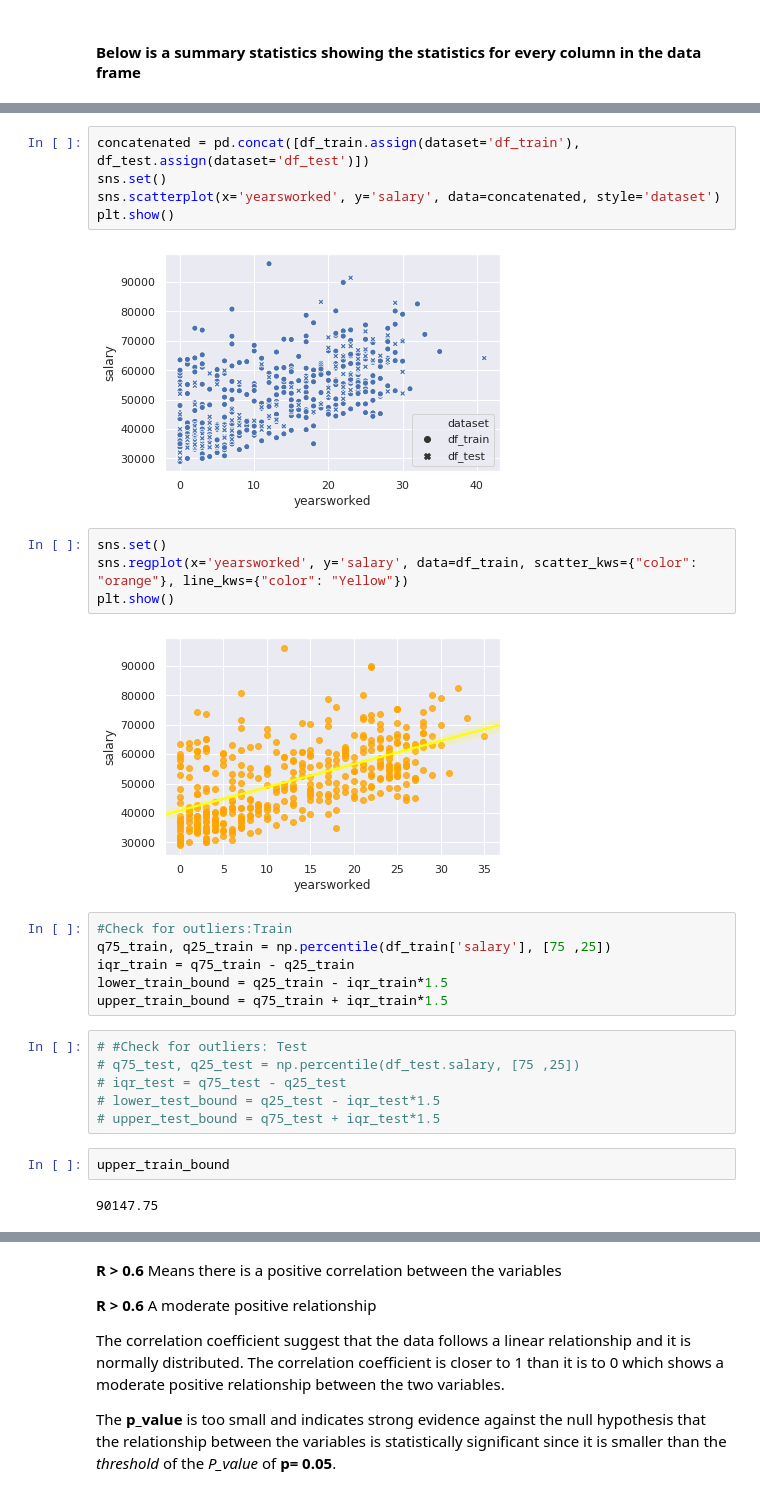
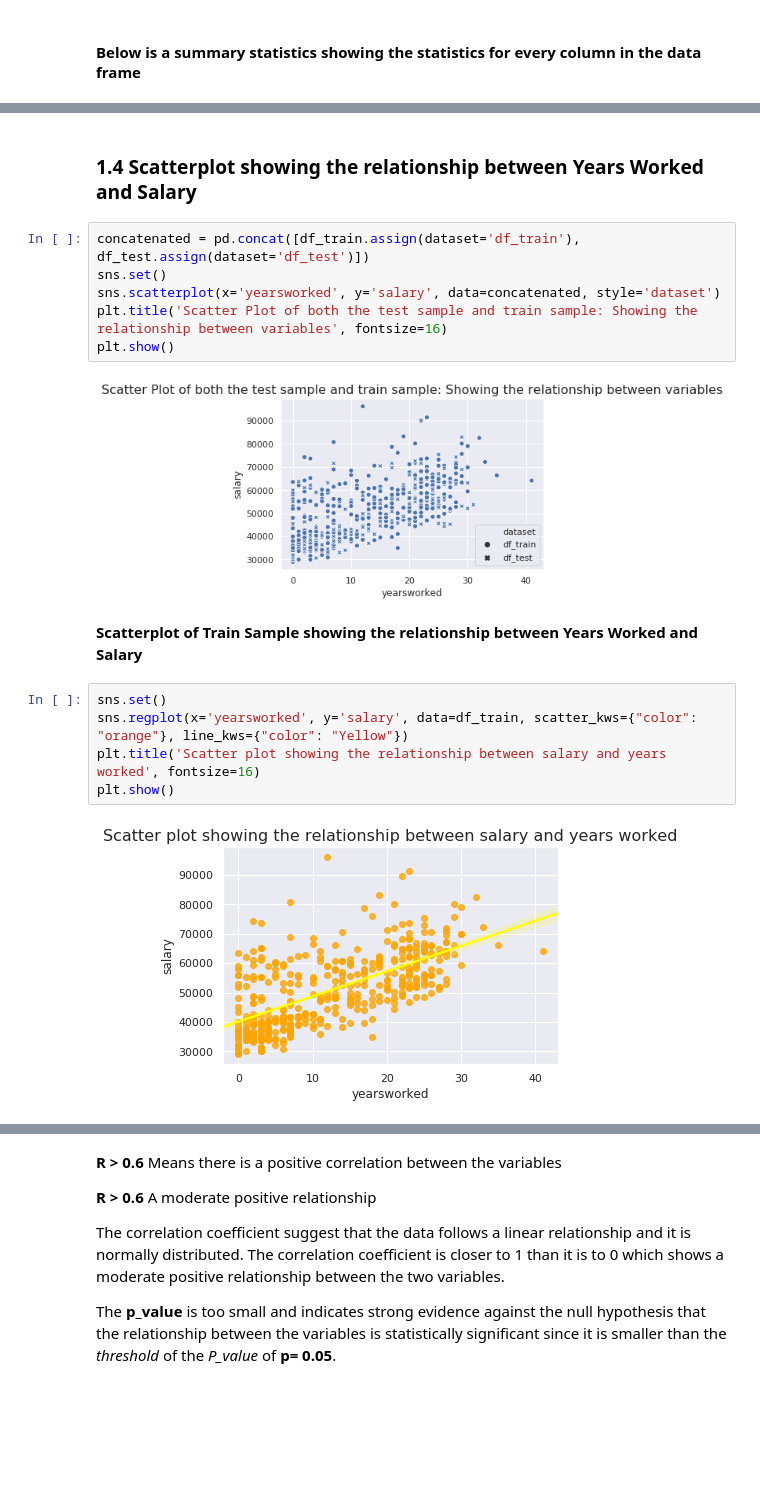
Before and after one commit to tshepojrampai/multivariate_linear_regression, a Jupyter notebook: linear_regression.ipynb, the cells around one changed output, grey strips where cells are left out. Cells and saved outputs as stored; diff of their text form; blank space fills up the shorter version.

```diff
--- a/linear_regression.ipynb
+++ b/linear_regression.ipynb
@@ -164,29 +190,19 @@ No handles with labels found to put in legend.
+# %% [markdown]
+### 1.4 Scatterplot showing the relationship between Years Worked and Salary
 # %%
 concatenated = pd.concat([df_train.assign(dataset='df_train'), df_test.assign(dataset='df_test')])
 sns.set()
 sns.scatterplot(x='yearsworked', y='salary', data=concatenated, style='dataset')
+plt.title('Scatter Plot of both the test sample and train sample: Showing the relationship between variables', fontsize=16)
 plt.show()
 # %% [output]
-[figure, old version]
+[figure, new version]
+# %% [markdown]
+**Scatterplot of Train Sample showing the relationship between Years Worked and Salary**
 # %%
 sns.set()
 sns.regplot(x='yearsworked', y='salary', data=df_train, scatter_kws={"color": "orange"}, line_kws={"color": "Yellow"})
+plt.title('Scatter plot showing the relationship between salary and years worked', fontsize=16)
 plt.show()
 # %% [output]
-[figure, old version]
+[figure, new version]
-# %%
-#Check for outliers:Train
-q75_train, q25_train = np.percentile(df_train['salary'], [75 ,25])
-iqr_train = q75_train - q25_train
-lower_train_bound = q25_train - iqr_train*1.5
-upper_train_bound = q75_train + iqr_train*1.5
-# %%
-# #Check for outliers: Test
-# q75_test, q25_test = np.percentile(df_test.salary, [75 ,25])
-# iqr_test = q75_test - q25_test
-# lower_test_bound = q25_test - iqr_test*1.5
-# upper_test_bound = q75_test + iqr_test*1.5
-# %%
-upper_train_bound
-# %% [output]
-90147.75
```
Also changed, not shown: parts of 95 cells of this notebook.
